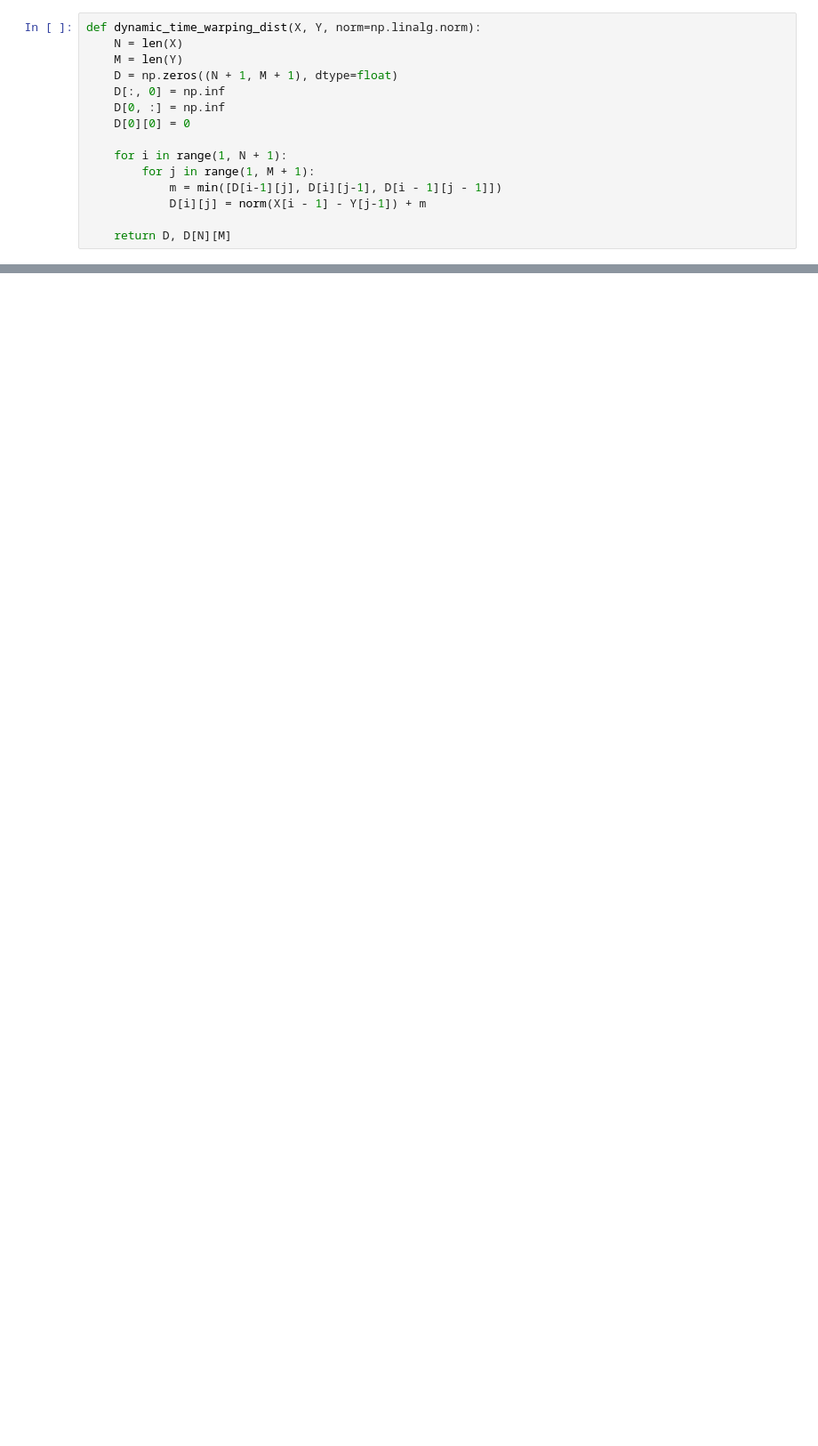
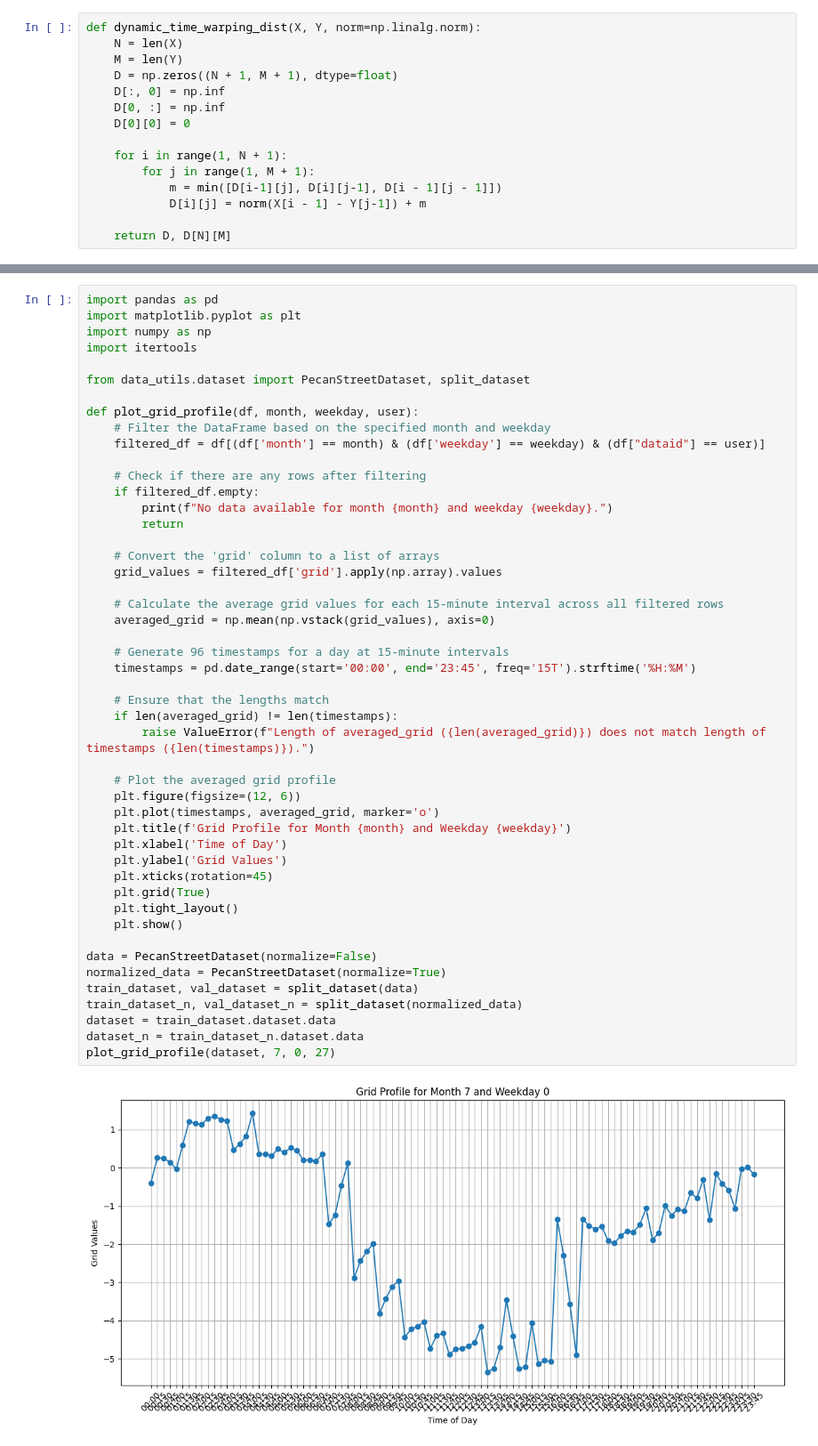
Before and after one commit to DAI-Lab/Cents, a Jupyter notebook: playground.ipynb, the cells around one changed output, grey strips where cells are left out. Shown at 89% size. Cells and saved outputs as stored; diff of their text form; blank space fills up the shorter version.

```diff
--- a/playground.ipynb
+++ b/playground.ipynb
@@ -66,0 +44,50 @@ All lists are the same length: True
+# %%
+import pandas as pd
+import matplotlib.pyplot as plt
+import numpy as np
+import itertools
+
+from data_utils.dataset import PecanStreetDataset, split_dataset
+
+def plot_grid_profile(df, month, weekday, user):
+    # Filter the DataFrame based on the specified month and weekday
+    filtered_df = df[(df['month'] == month) & (df['weekday'] == weekday) & (df["dataid"] == user)]
+
+    # Check if there are any rows after filtering
+    if filtered_df.empty:
+        print(f"No data available for month {month} and weekday {weekday}.")
+        return
+
+    # Convert the 'grid' column to a list of arrays
+    grid_values = filtered_df['grid'].apply(np.array).values
+
+    # Calculate the average grid values for each 15-minute interval across all filtered rows
+    averaged_grid = np.mean(np.vstack(grid_values), axis=0)
+
+    # Generate 96 timestamps for a day at 15-minute intervals
+    timestamps = pd.date_range(start='00:00', end='23:45', freq='15T').strftime('%H:%M')
+
+    # Ensure that the lengths match
+    if len(averaged_grid) != len(timestamps):
+        raise ValueError(f"Length of averaged_grid ({len(averaged_grid)}) does not match length of timestamps ({len(timestamps)}).")
+
+    # Plot the averaged grid profile
+    plt.figure(figsize=(12, 6))
+    plt.plot(timestamps, averaged_grid, marker='o')
+    plt.title(f'Grid Profile for Month {month} and Weekday {weekday}')
+    plt.xlabel('Time of Day')
+    plt.ylabel('Grid Values')
+    plt.xticks(rotation=45)
+    plt.grid(True)
+    plt.tight_layout()
+    plt.show()
+
+data = PecanStreetDataset(normalize=False)
+normalized_data = PecanStreetDataset(normalize=True)
+train_dataset, val_dataset = split_dataset(data)
+train_dataset_n, val_dataset_n = split_dataset(normalized_data)
+dataset = train_dataset.dataset.data
+dataset_n = train_dataset_n.dataset.data
+plot_grid_profile(dataset, 7, 0, 27)
+# %% [output]
+[figure, added]
```
Also changed, not shown: parts of 2 cells of this notebook, 2 other files.
